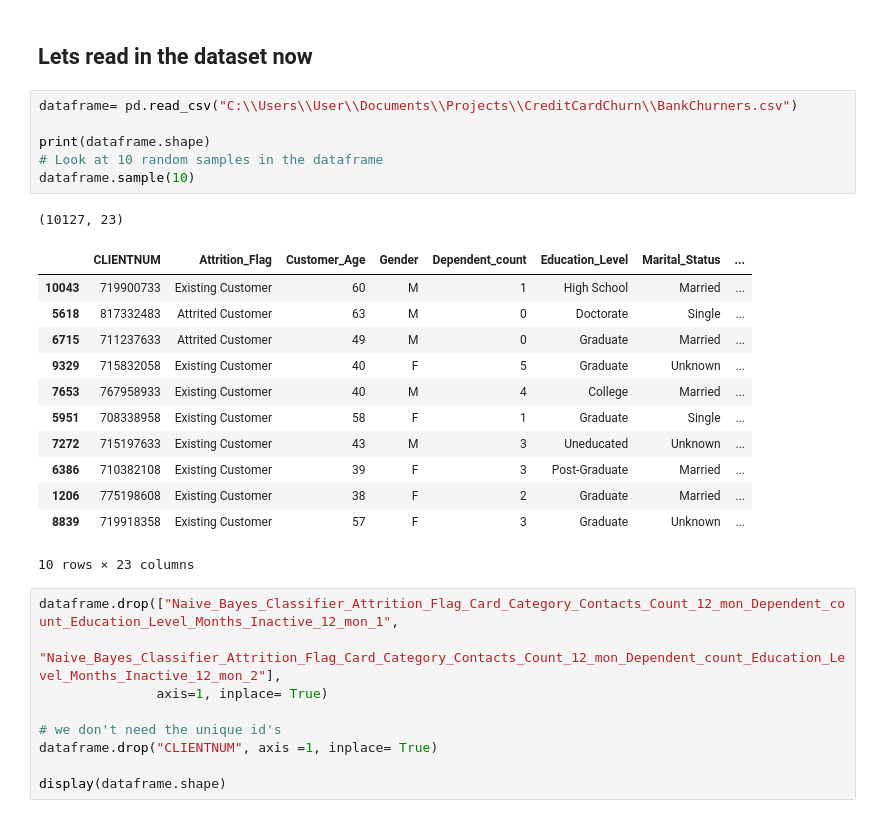
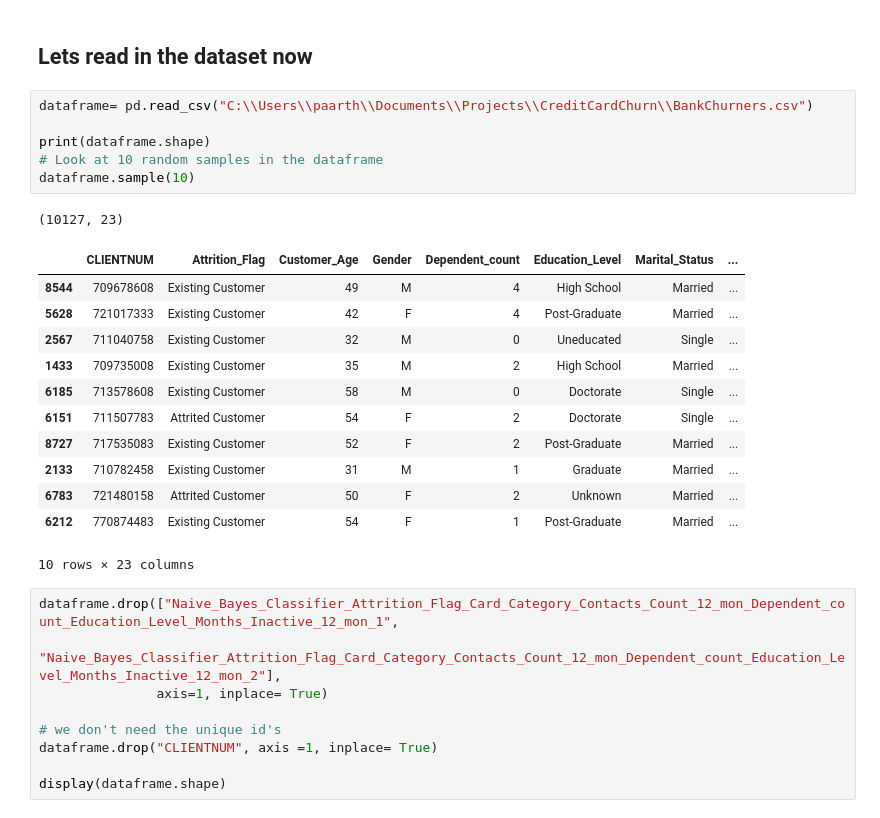
Before and after one commit to PaarthParekh/Credit_Card_Churners, a Jupyter notebook: churningcustomers.ipynb, the cells around one changed output. Cells and saved outputs as stored; diff of their text form.

```diff
--- a/churningcustomers.ipynb
+++ b/churningcustomers.ipynb
@@ -41,24 +42,24 @@ warnings.filterwarnings('ignore')
 # %% [markdown]
 ## Lets read in the dataset now
 # %%
-dataframe= pd.read_csv("C:\\Users\\User\\Documents\\Projects\\CreditCardChurn\\BankChurners.csv")
+dataframe= pd.read_csv("C:\\Users\\paarth\\Documents\\Projects\\CreditCardChurn\\BankChurners.csv")
 
 print(dataframe.shape)
 # Look at 10 random samples in the dataframe
 dataframe.sample(10)
 # %% [output]
 (10127, 23)
 |  | CLIENTNUM | Attrition_Flag | Customer_Age | Gender | Dependent_count | Education_Level | Marital_Status | ... |
-| 10043 | 719900733 | Existing Customer | 60 | M | 1 | High School | Married | ... |
-| 5618 | 817332483 | Attrited Customer | 63 | M | 0 | Doctorate | Single | ... |
-| 6715 | 711237633 | Attrited Customer | 49 | M | 0 | Graduate | Married | ... |
-| 9329 | 715832058 | Existing Customer | 40 | F | 5 | Graduate | Unknown | ... |
-| 7653 | 767958933 | Existing Customer | 40 | M | 4 | College | Married | ... |
-| 5951 | 708338958 | Existing Customer | 58 | F | 1 | Graduate | Single | ... |
-| 7272 | 715197633 | Existing Customer | 43 | M | 3 | Uneducated | Unknown | ... |
-| 6386 | 710382108 | Existing Customer | 39 | F | 3 | Post-Graduate | Married | ... |
-| 1206 | 775198608 | Existing Customer | 38 | F | 2 | Graduate | Married | ... |
-| 8839 | 719918358 | Existing Customer | 57 | F | 3 | Graduate | Unknown | ... |
+| 8544 | 709678608 | Existing Customer | 49 | M | 4 | High School | Married | ... |
+| 5628 | 721017333 | Existing Customer | 42 | F | 4 | Post-Graduate | Married | ... |
+| 2567 | 711040758 | Existing Customer | 32 | M | 0 | Uneducated | Single | ... |
+| 1433 | 709735008 | Existing Customer | 35 | M | 2 | High School | Married | ... |
+| 6185 | 713578608 | Existing Customer | 58 | M | 0 | Doctorate | Single | ... |
+| 6151 | 711507783 | Attrited Customer | 54 | F | 2 | Doctorate | Single | ... |
+| 8727 | 717535083 | Existing Customer | 52 | F | 2 | Post-Graduate | Married | ... |
+| 2133 | 710782458 | Existing Customer | 31 | M | 1 | Graduate | Married | ... |
+| 6783 | 721480158 | Attrited Customer | 50 | F | 2 | Unknown | Married | ... |
+| 6212 | 770874483 | Existing Customer | 54 | F | 1 | Post-Graduate | Married | ... |
 10 rows × 23 columns
 # %%
 dataframe.drop(["Naive_Bayes_Classifier_Attrition_Flag_Card_Category_Contacts_Count_12_mon_Dependent_count_Education_Level_Months_Inactive_12_mon_1",
```
Also changed, not shown: parts of 36 cells of this notebook.
